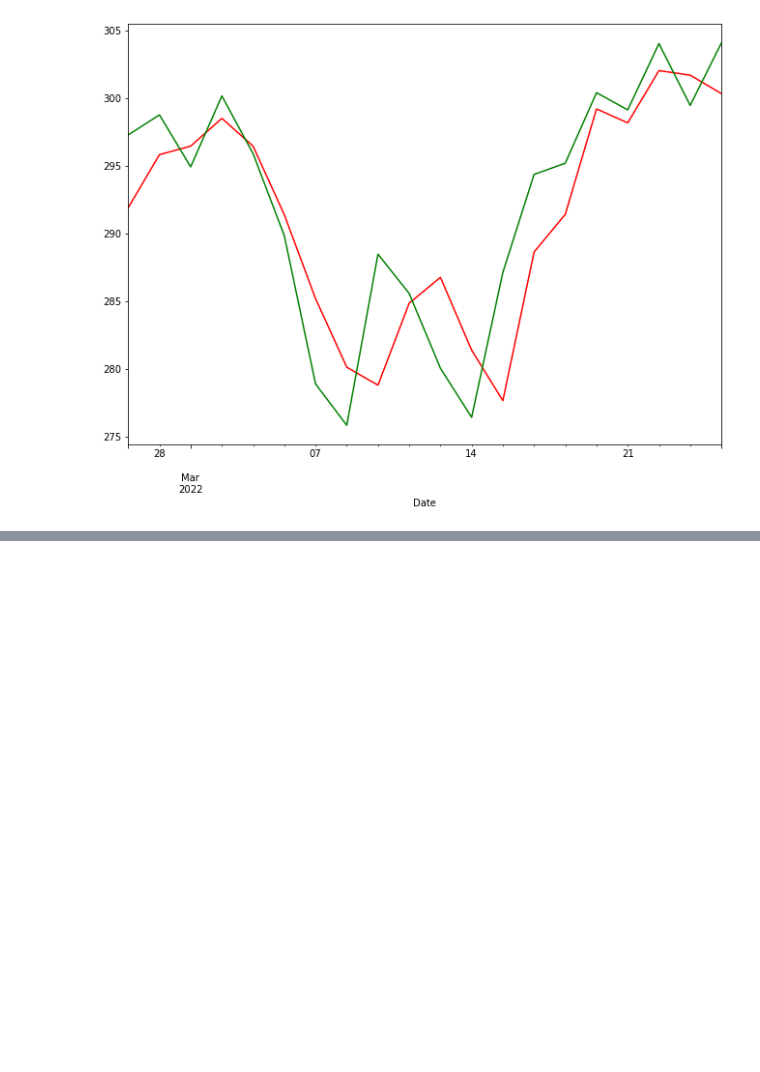
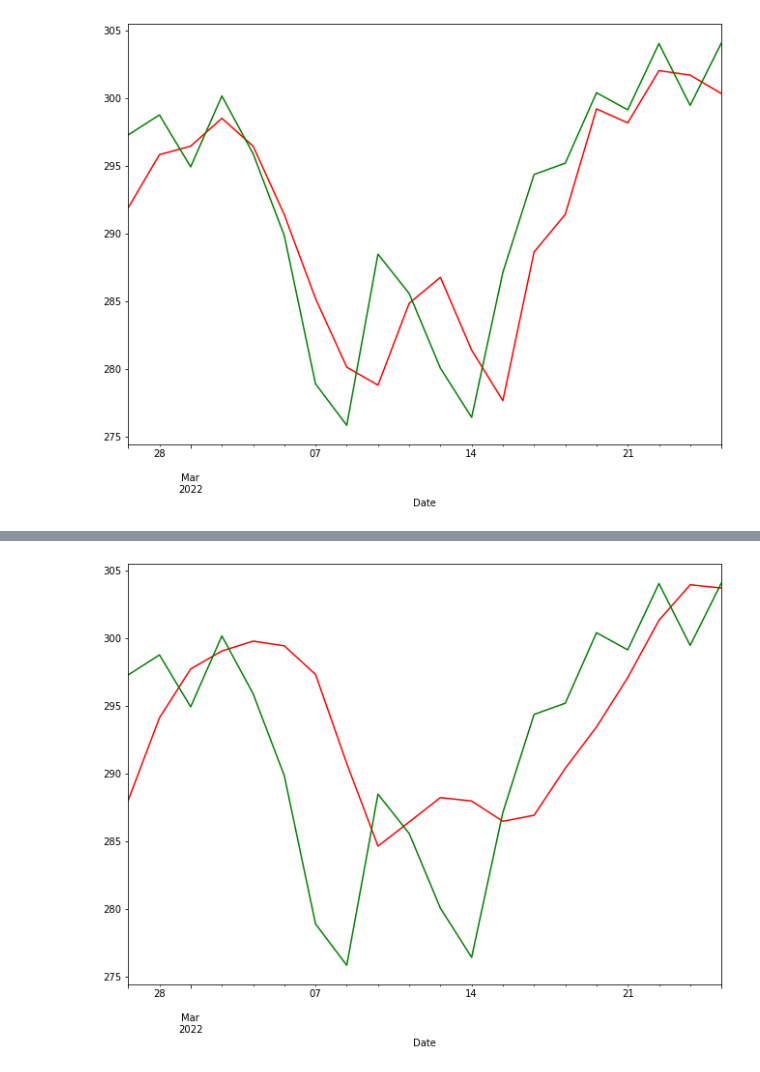
Before and after one commit to levflevine/stocks_time_series, a Jupyter notebook: Stock_Time_Series.ipynb, the cells around one changed output, grey strips where cells are left out. Drawn from its saved outputs; the diff is of its cells as text; code cells hidden in the pictures; blank space fills up the shorter version.

```diff
--- a/Stock_Time_Series.ipynb
+++ b/Stock_Time_Series.ipynb
@@ -180,0 +263,2 @@ ax = y['y_step_1'].tail(20).plot(figsize=(11, 8), color = 'green')
+# %%
+y_pred = pd.DataFrame(nn.predict(X_scaled), index = X.index)
@@ -180,0 +267,5 @@ ax = y['y_step_1'].tail(20).plot(figsize=(11, 8), color = 'green')
+# %%
+ax = y_pred[0].tail(20).plot(figsize=(11, 8), color='red')
+ax = y['y_step_1'].tail(20).plot(figsize=(11, 8), color = 'green')
+# %% [output]
+[figure, added]
```
Also changed, not shown: parts of 7 cells of this notebook.
